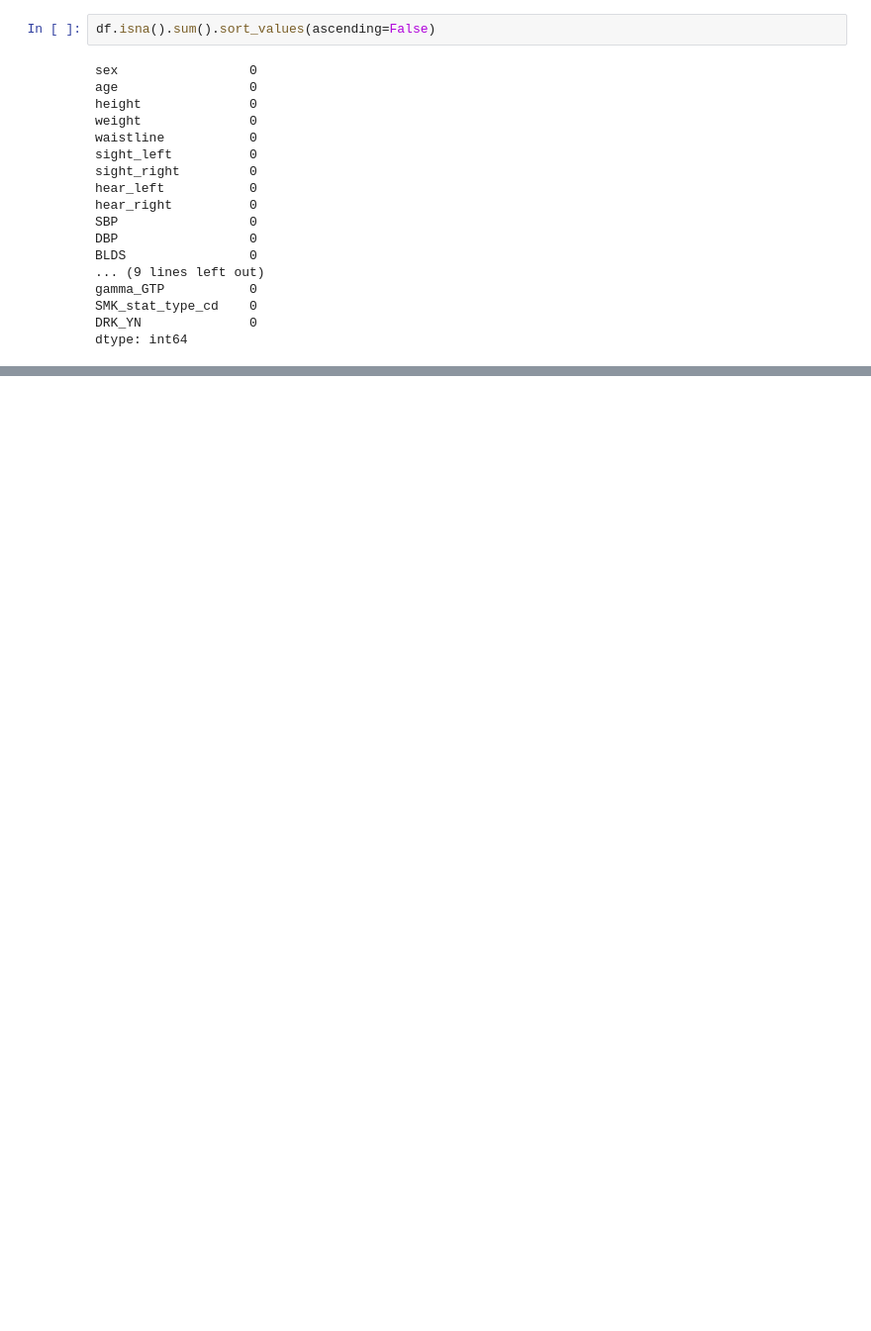
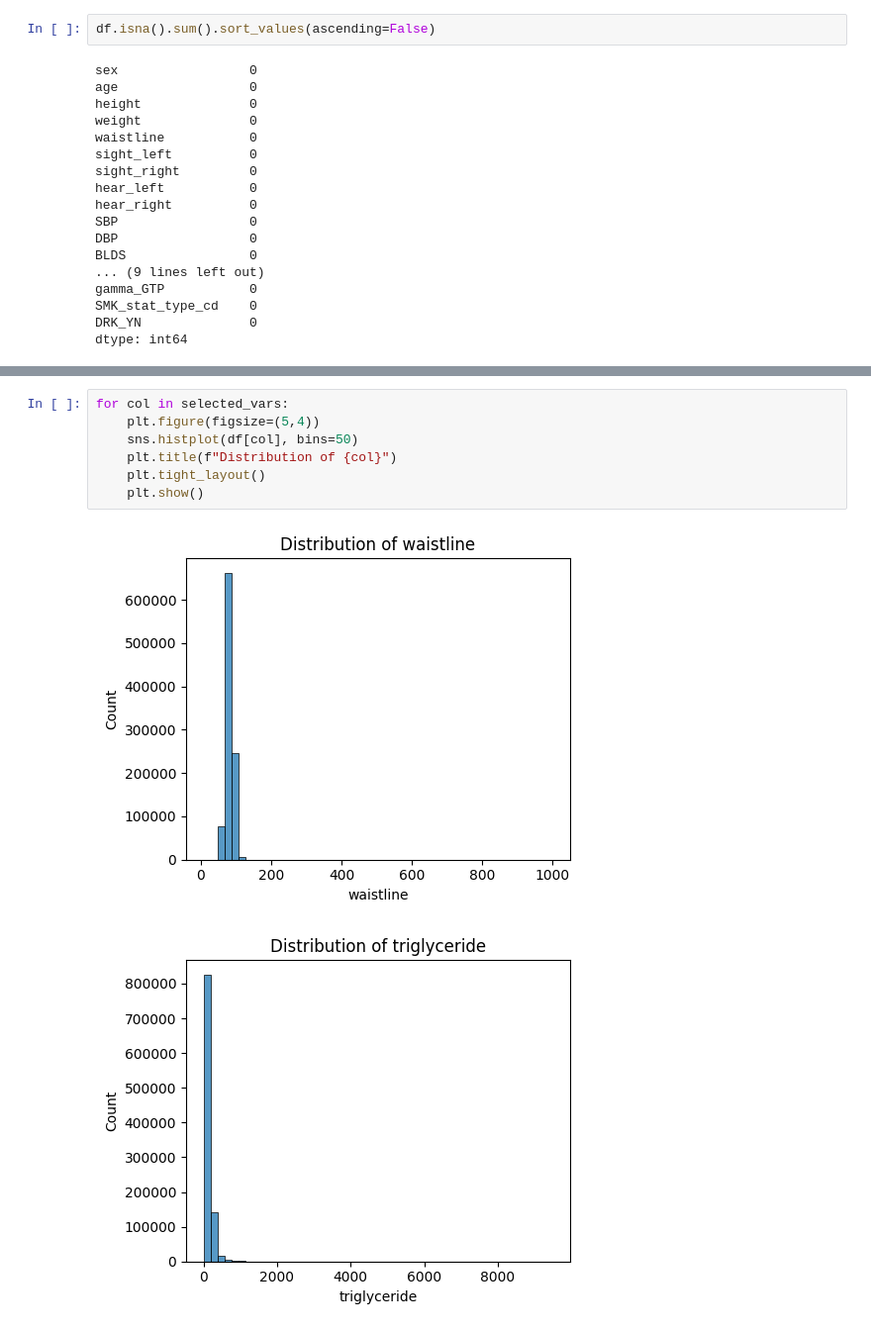
Before and after one commit to LorenzoLo123/health-risk-ml, a Jupyter notebook: notebooks/01_eda.ipynb, the cells around one changed output, grey strips where cells are left out. Shown at 99% size. Saved outputs shown, nothing was run; the diff lists cells and outputs as text; blank space fills up the shorter version.

```diff
--- a/notebooks/01_eda.ipynb
+++ b/notebooks/01_eda.ipynb
@@ -301,0 +290,10 @@ Name: DRK_YN, dtype: float64
+# %%
+for col in selected_vars:
+    plt.figure(figsize=(5,4))
+    sns.histplot(df[col], bins=50)
+    plt.title(f"Distribution of {col}")
+    plt.tight_layout()
+    plt.show()
+# %% [output]
+[figure, added]
+[figure, added]
```
Also changed, not shown: parts of 68 cells of this notebook.
